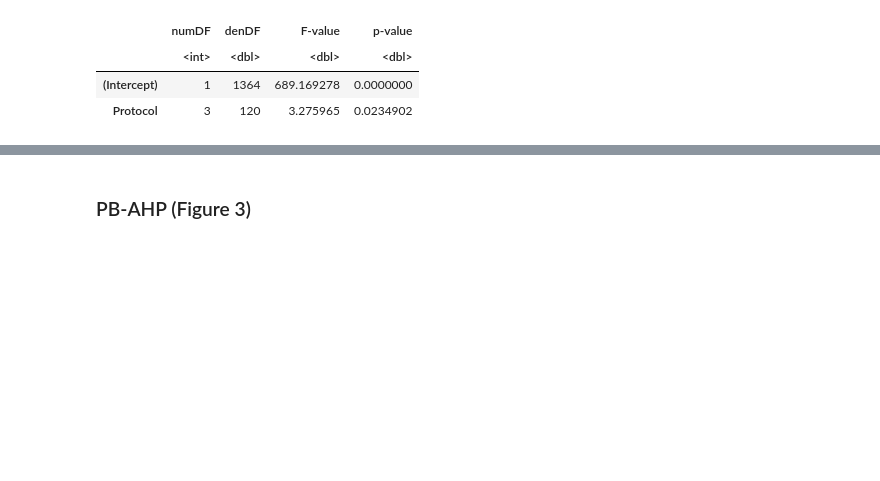
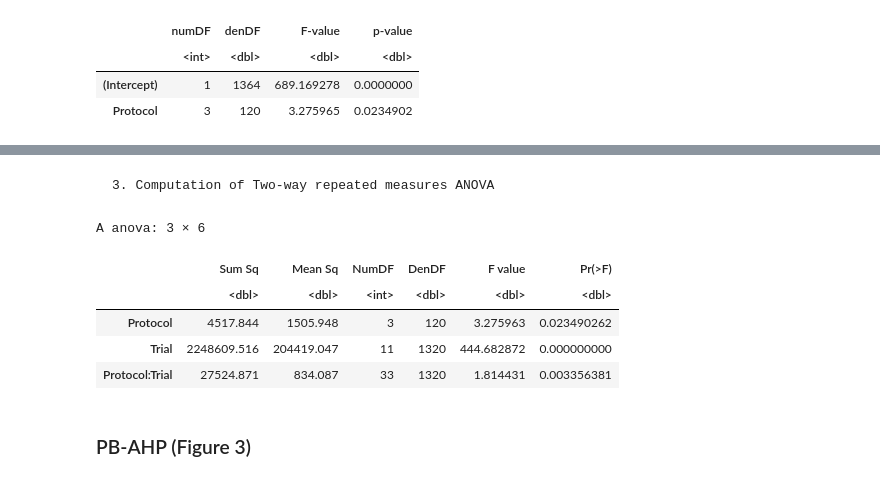
Before and after one commit to parkgilbong/Jupyter_notebook, a Jupyter notebook: Digital Labnote for IE Project.ipynb, the cells around one changed output, grey strips where cells are left out. Drawn from its saved outputs; the diff is of its cells as text; code cells hidden in the pictures; blank space fills up the shorter version.

```diff
--- a/Digital Labnote for IE Project.ipynb
+++ b/Digital Labnote for IE Project.ipynb
@@ -135,6 +144,18 @@ OL_Tonic - OL_Gap == 0     15.660     11.394   1.374   0.5033
 ---
 Signif. codes:  0 '***' 0.001 '**' 0.01 '*' 0.05 '.' 0.1 ' ' 1
 (Adjusted p values reported -- single-step method)
+# %% [markdown]
+    3. Computation of Two-way repeated measures ANOVA
+# %%
+fit  <- lmer(Gain ~ Protocol*Trial +(1|AnimalID), data=MFR)
+anova(fit)
+# %% [output]
+A anova: 3 × 6
+|  | Sum Sq | Mean Sq | NumDF | DenDF | F value | Pr(>F) |
+|  | <dbl> | <dbl> | <int> | <dbl> | <dbl> | <dbl> |
+| Protocol | 4517.844 | 1505.948 | 3 | 120 | 3.275963 | 0.023490262 |
+| Trial | 2248609.516 | 204419.047 | 11 | 1320 | 444.682872 | 0.000000000 |
+| Protocol:Trial | 27524.871 | 834.087 | 33 | 1320 | 1.814431 | 0.003356381 |
 # %% [markdown]
 ### PB-AHP (Figure 3)
 # %% [markdown]
```
Also changed, not shown: parts of 19 cells of this notebook.
